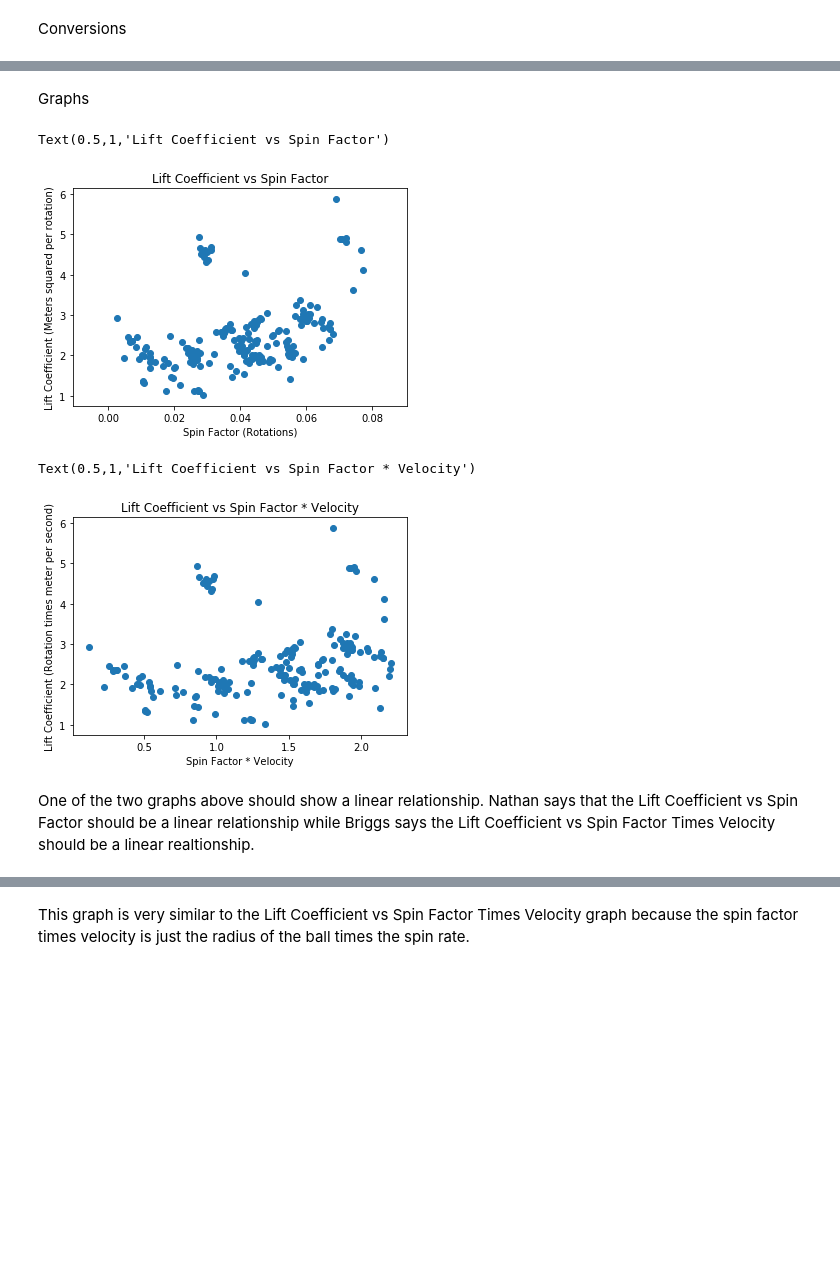
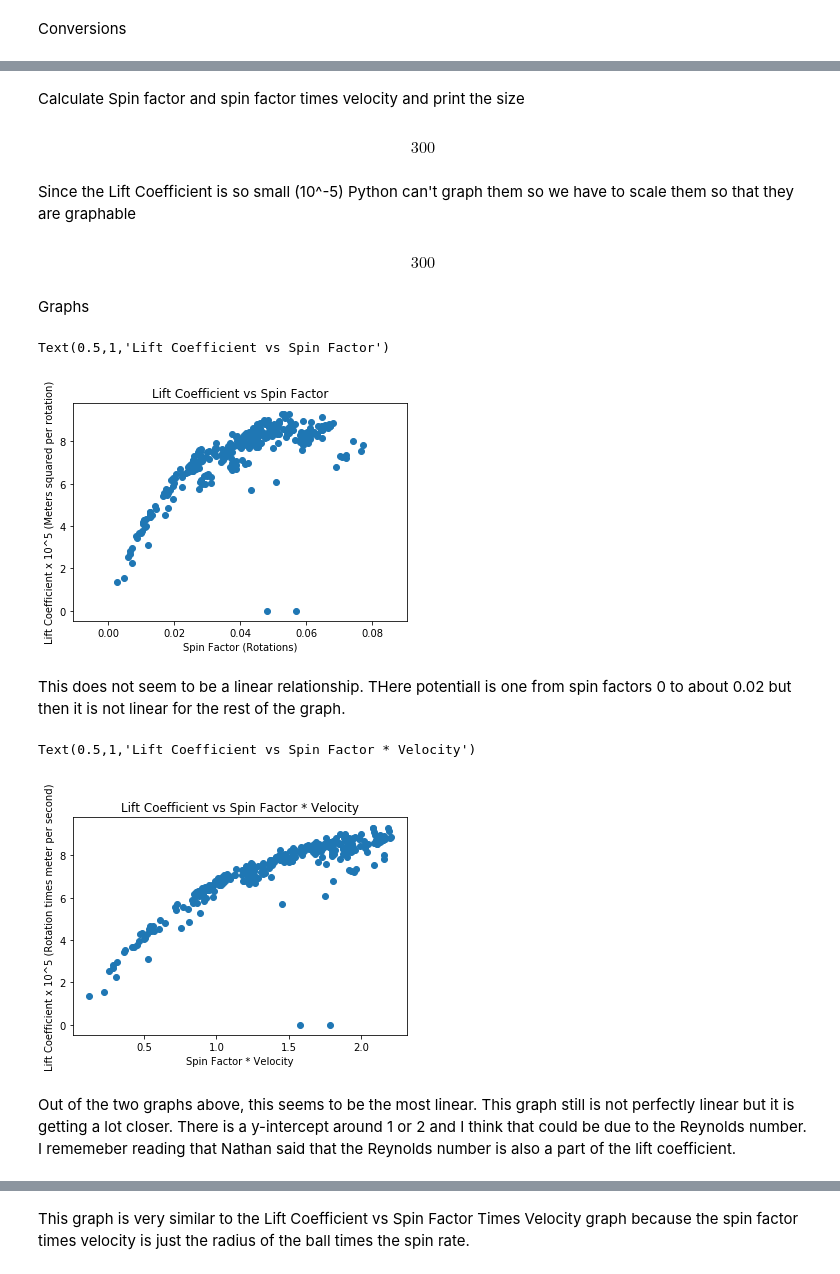
Before and after one commit to carl1326/Senior-Capstone, a Jupyter notebook: Carle Capstone Final.ipynb, the cells around one changed output, grey strips where cells are left out. Cells and saved outputs as stored; diff of their text form; code cells hidden in the pictures; blank space fills up the shorter version.

```diff
--- a/Carle Capstone Final.ipynb
+++ b/Carle Capstone Final.ipynb
@@ -15,7 +15,6 @@ Vert = [] #Vertical movement in meters
 HorIN = [] #Horizontal movement of each pitch in inches
 Hor = [] #Horizontal movement in meters
 Move = [] #Total movement in inches
-CL = [] #Lift Coefficients for each pitch
 S = [] #Spin factor for each pitch
 SV = [] #Spin factor times velocity for each pitch
 R = 0.038 #Radius of baseball in meters
@@ -25,6 +24,8 @@ XFT = 60.5 #Distance the ball travels in feet
 Gam = 0.25 #N*s^2/m^4 for air at STP
 D = 2*R #Diameter of baseball in meters
 m = 0.145 #Mass of ball in kg
+delT = 0.001 #Change in time
+g = 9.81 #Gravitational constant
 # %% [markdown]
 Import data
 # %%
@@ -54,5 +55,7 @@ for i in range(len(VeloMPH)):
     Velo.append(VeloMPH[i] * 0.44704) #Miles per hour to meters per second
     SpinS.append(SpinM[i] / 60) #Rotations per minute to rotations per second
     Move[i] = Move[i] * 0.0254 #Inches to meters
+    Vert.append(VertIN[i] * 0.0254) #Inches to meters
+    Hor.append(HorIN[i] * 0.0254) #Inches to meters
 
 X = XFT * 0.3048 #Feet to meters
@@ -61,6 +61,0 @@ Calculate lift coefficient in meters squared per rotation
-# %%
-for i in range(len(Velo)):
-    #CL.append((4*m/(P*A*Move[i]*Move[i]*SpinS[i]))*np.exp(Gam*D*D*X/m))
-    CL.append(10**5*(4*Move[i]*m)/(np.exp(2*Gam*D*D*X/m)*(P*A*SpinS[i]*Velo[i]**3)))
-
-CL
@@ -87,25 +126,43 @@ Calculate Spin Factor
+# %% [markdown]
+Calculate Spin factor and spin factor times velocity and print the size
 # %%
 for i in range(len(Velo)):
     S.append(R*SpinS[i]/Velo[i]) #Rotations
     SV.append(S[i]*Velo[i]) #Rotations times meters per second
+
+len(S)
+# %% [output]
+$$300$$
+# %% [markdown]
+Since the Lift Coefficient is so small (10^-5) Python can't graph them so we have to scale them so that they are graphable
+# %%
+CLscaled = []
+for i in range(len(Velo)):
+    CLscaled.append(10000*CL[i])
+
+len(CLscaled)
+# %% [output]
+$$300$$
 # %% [markdown]
 Graphs
 # %%
-plt.scatter (S, CL)
+plt.scatter (S, CLscaled)
 plt.xlabel ("Spin Factor (Rotations)")
-plt.ylabel ("Lift Coefficient (Meters squared per rotation)")
+plt.ylabel ("Lift Coefficient x 10^5 (Meters squared per rotation)")
 plt.title('Lift Coefficient vs Spin Factor')
 # %% [output]
 Text(0.5,1,'Lift Coefficient vs Spin Factor')
-[figure, old version]
+[figure, new version]
+# %% [markdown]
+This does not seem to be a linear relationship. THere potentiall is one from spin factors 0 to about 0.02 but then it is not linear for the rest of the graph.
 # %%
-plt.scatter (SV, CL)
+plt.scatter (SV, CLscaled)
 plt.xlabel ("Spin Factor * Velocity")
-plt.ylabel ("Lift Coefficient (Rotation times meter per second)")
+plt.ylabel ("Lift Coefficient x 10^5 (Rotation times meter per second)")
 plt.title ('Lift Coefficient vs Spin Factor * Velocity')
 # %% [output]
 Text(0.5,1,'Lift Coefficient vs Spin Factor * Velocity')
-[figure, old version]
+[figure, new version]
-# %% [markdown]
-One of the two graphs above should show a linear relationship. Nathan says that the Lift Coefficient vs Spin Factor should be a linear relationship while Briggs says the Lift Coefficient vs Spin Factor Times Velocity should be a linear realtionship.
+# %% [markdown]
+Out of the two graphs above, this seems to be the most linear. This graph still is not perfectly linear but it is getting a lot closer. There is a y-intercept around 1 or 2 and I think that could be due to the Reynolds number. I rememeber reading that Nathan said that the Reynolds number is also a part of the lift coefficient.
 # %%
```
Also changed, not shown: parts of 11 cells of this notebook.
